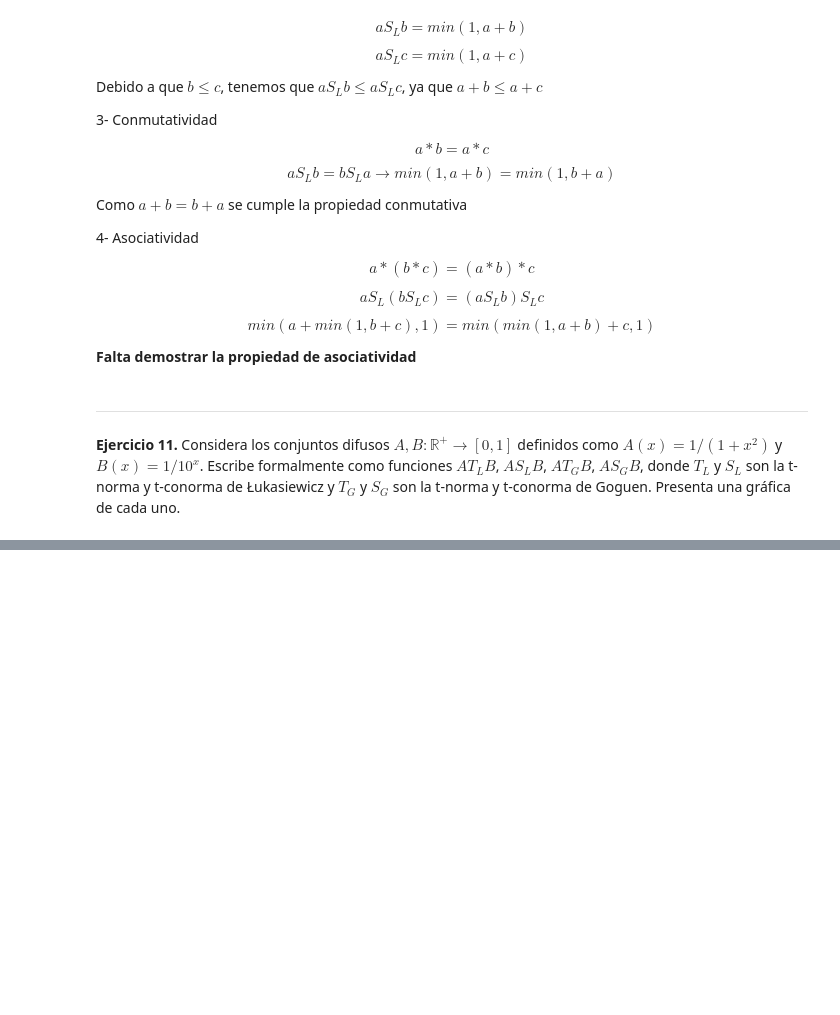
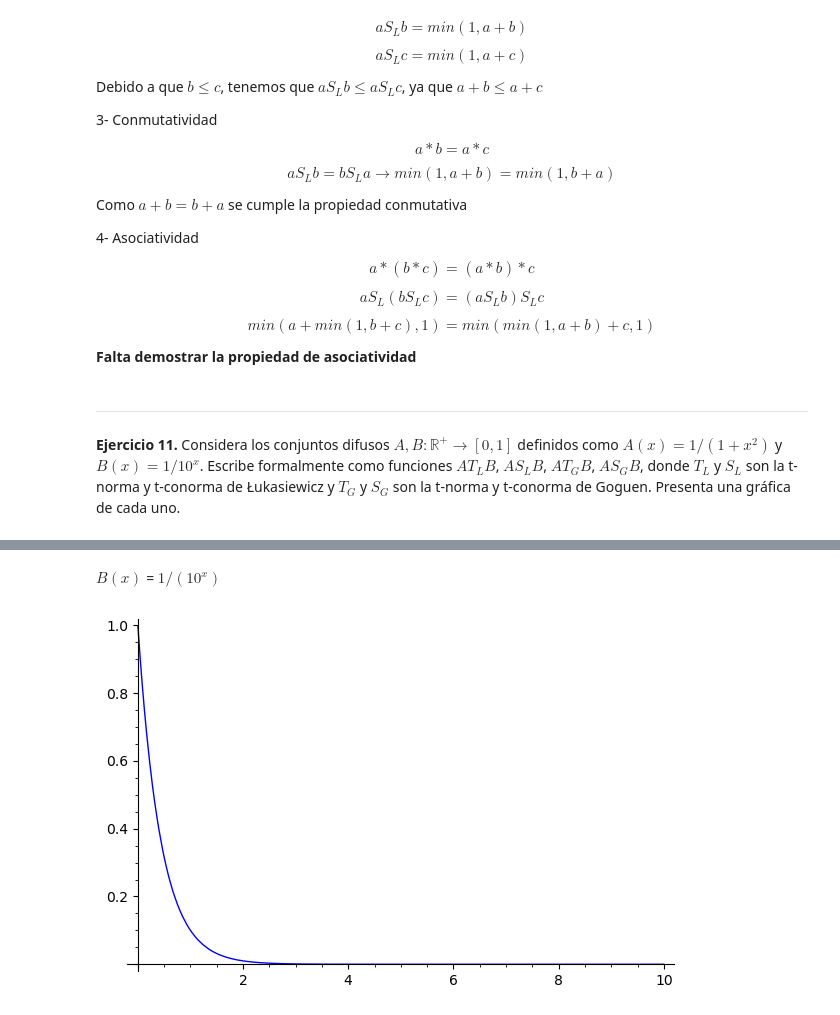
Before and after one commit to KeithMaxwell20/Notebook-Aplicada, a Jupyter notebook: ejercitario1.ipynb, the cells around one changed output, grey strips where cells are left out. Cells and saved outputs as stored; diff of their text form; code cells hidden in the pictures; blank space fills up the shorter version.

```diff
--- a/ejercitario1.ipynb
+++ b/ejercitario1.ipynb
@@ -479,0 +476,7 @@ plt.show()
+# %% [markdown]
+$B(x)$ = $1/(10^x)$
+# %%
+f_B=piecewise([((0,10),B)]) #Función B en los reales positivos
+f_B.plot(x,0,10)
+# %% [output]
+[figure, added]
```
Also changed, not shown: parts of 14 cells of this notebook.
